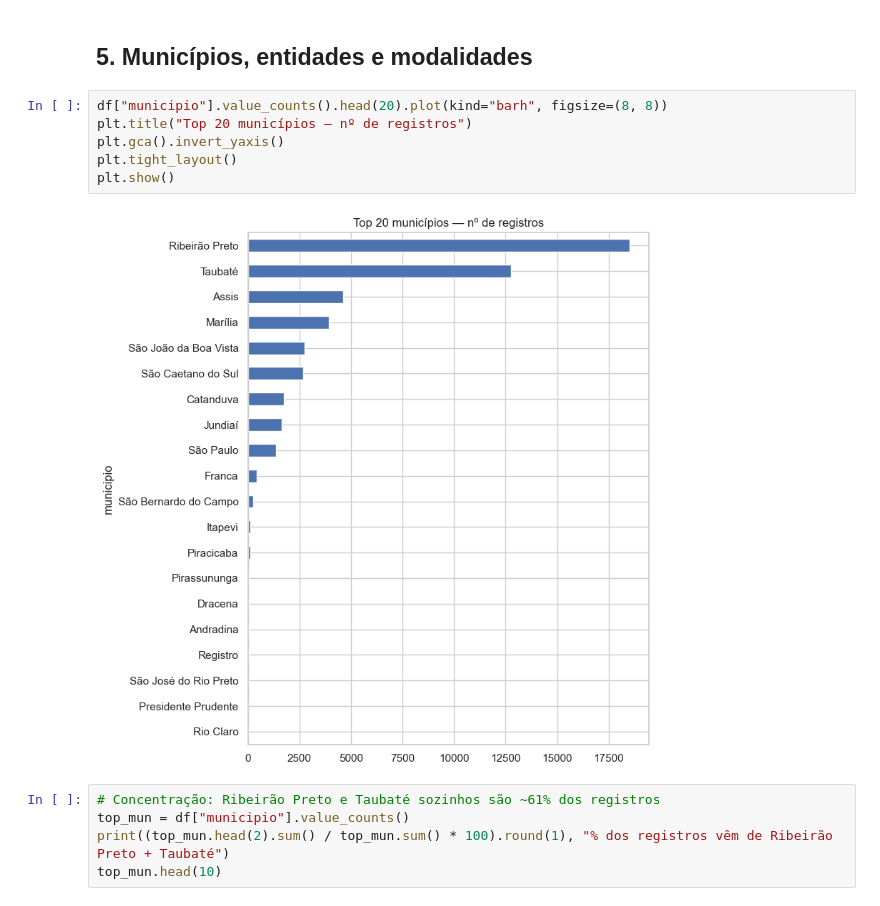
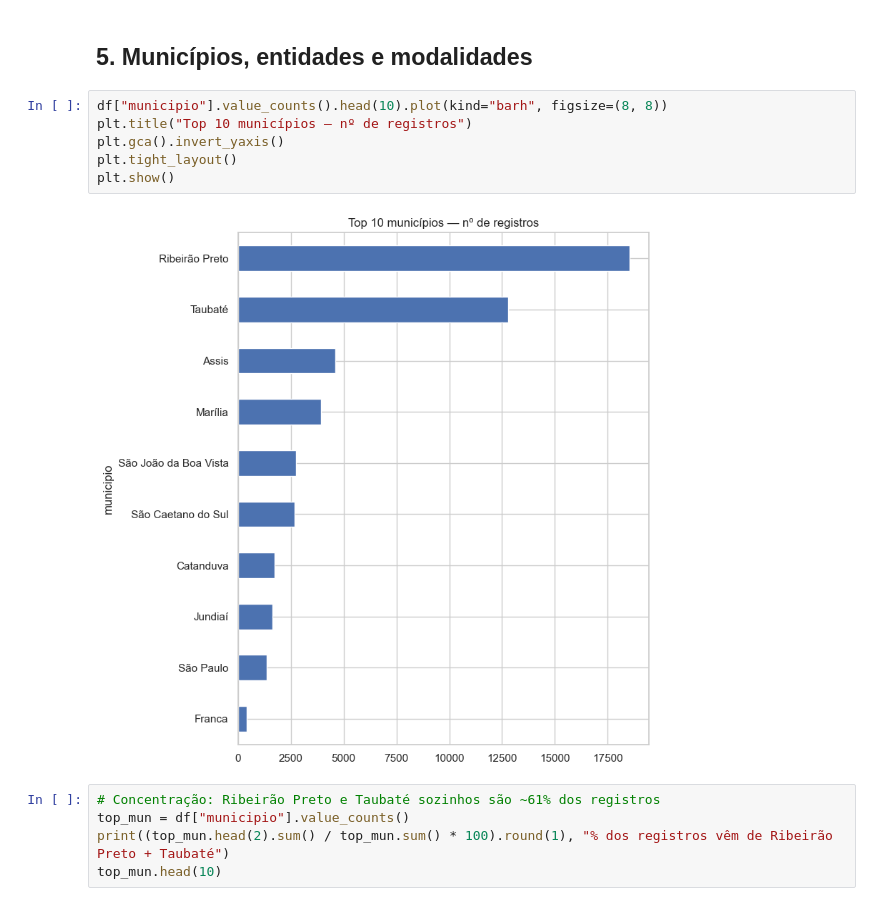
Before and after one commit to Giovanilucass/Anomaly-detection-in-public-procurements, a Jupyter notebook: analise_exploratoria_licitacoes.ipynb, the cells around one changed output. Drawn from its saved outputs; the diff is of its cells as text.

```diff
--- a/analise_exploratoria_licitacoes.ipynb
+++ b/analise_exploratoria_licitacoes.ipynb
@@ -221,13 +221,13 @@ df_limpo[colunas_numericas].describe().T
 # %% [markdown]
 ## 5. Municípios, entidades e modalidades
 # %%
-df["municipio"].value_counts().head(20).plot(kind="barh", figsize=(8, 8))
-plt.title("Top 20 municípios — nº de registros")
+df["municipio"].value_counts().head(10).plot(kind="barh", figsize=(8, 8))
+plt.title("Top 10 municípios — nº de registros")
 plt.gca().invert_yaxis()
 plt.tight_layout()
 plt.show()
 # %% [output]
-[figure, old version]
+[figure, new version]
 # %%
 # Concentração: Ribeirão Preto e Taubaté sozinhos são ~61% dos registros
 top_mun = df["municipio"].value_counts()
```
Also changed, not shown: parts of 4 cells of this notebook, 3 other files.
